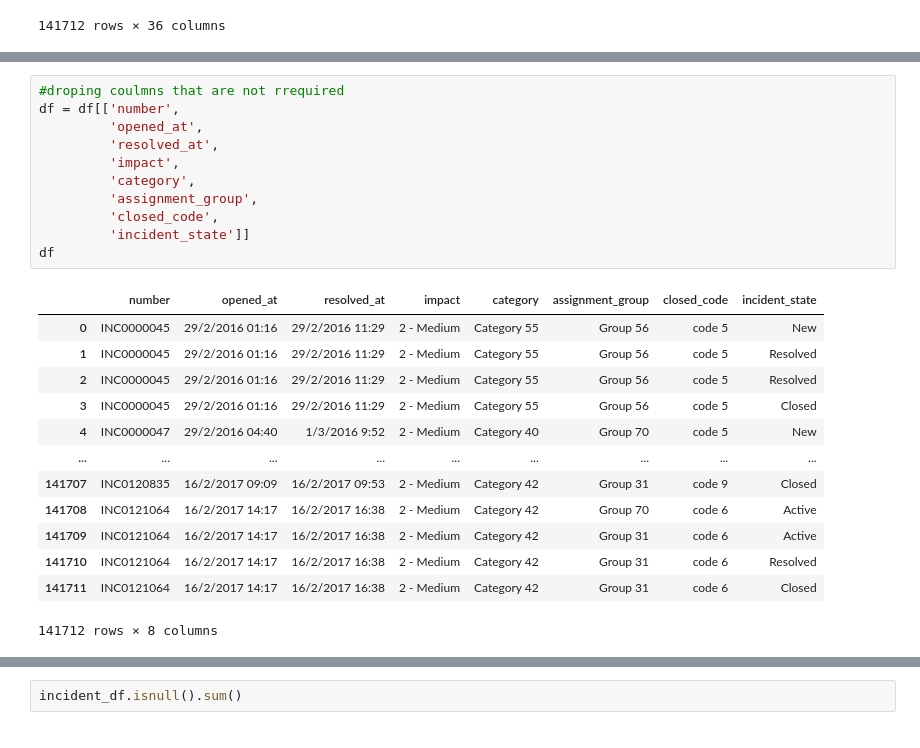
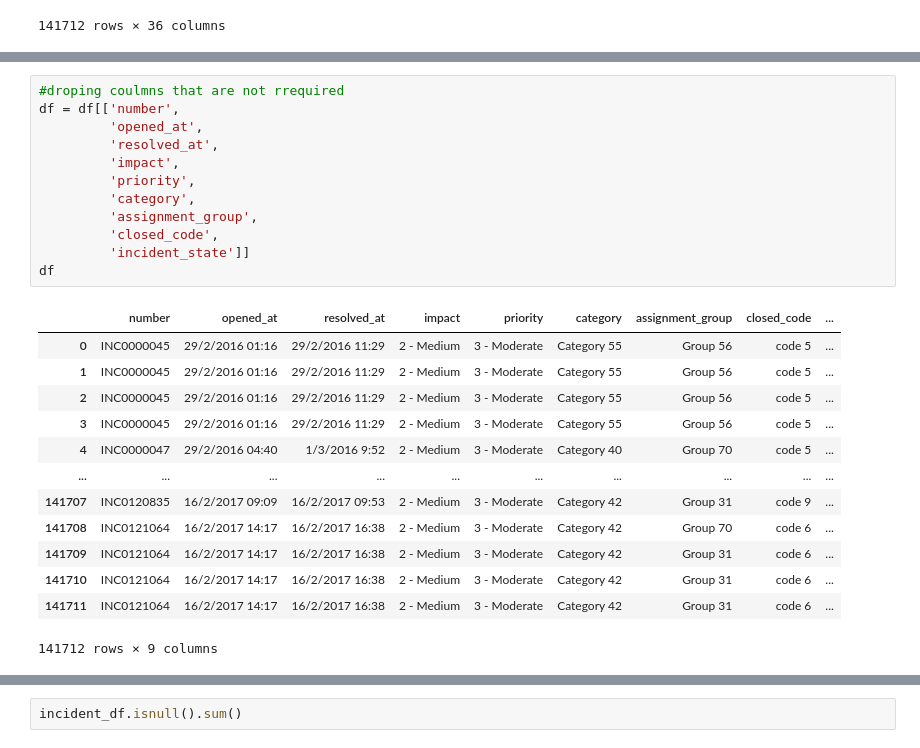
Before and after one commit to Akshita-1126/incident_trend_root_cause_analysis, a Jupyter notebook: Notebook/Incident_Analysis.ipynb, the cells around one changed output, grey strips where cells are left out. Saved outputs shown, nothing was run; the diff lists cells and outputs as text.

```diff
--- a/Notebook/Incident_Analysis.ipynb
+++ b/Notebook/Incident_Analysis.ipynb
@@ -20,28 +33,29 @@ df
 # %%
 #droping coulmns that are not rrequired
 df = df[['number',
          'opened_at',
          'resolved_at',
          'impact',
+         'priority',
          'category',
          'assignment_group',
          'closed_code',
          'incident_state']]
 df
 # %% [output]
-|  | number | opened_at | resolved_at | impact | category | assignment_group | closed_code | incident_state |
-| 0 | INC0000045 | 29/2/2016 01:16 | 29/2/2016 11:29 | 2 - Medium | Category 55 | Group 56 | code 5 | New |
-| 1 | INC0000045 | 29/2/2016 01:16 | 29/2/2016 11:29 | 2 - Medium | Category 55 | Group 56 | code 5 | Resolved |
-| 2 | INC0000045 | 29/2/2016 01:16 | 29/2/2016 11:29 | 2 - Medium | Category 55 | Group 56 | code 5 | Resolved |
-| 3 | INC0000045 | 29/2/2016 01:16 | 29/2/2016 11:29 | 2 - Medium | Category 55 | Group 56 | code 5 | Closed |
-| 4 | INC0000047 | 29/2/2016 04:40 | 1/3/2016 9:52 | 2 - Medium | Category 40 | Group 70 | code 5 | New |
-| ... | ... | ... | ... | ... | ... | ... | ... | ... |
-| 141707 | INC0120835 | 16/2/2017 09:09 | 16/2/2017 09:53 | 2 - Medium | Category 42 | Group 31 | code 9 | Closed |
-| 141708 | INC0121064 | 16/2/2017 14:17 | 16/2/2017 16:38 | 2 - Medium | Category 42 | Group 70 | code 6 | Active |
-| 141709 | INC0121064 | 16/2/2017 14:17 | 16/2/2017 16:38 | 2 - Medium | Category 42 | Group 31 | code 6 | Active |
-| 141710 | INC0121064 | 16/2/2017 14:17 | 16/2/2017 16:38 | 2 - Medium | Category 42 | Group 31 | code 6 | Resolved |
-| 141711 | INC0121064 | 16/2/2017 14:17 | 16/2/2017 16:38 | 2 - Medium | Category 42 | Group 31 | code 6 | Closed |
+|  | number | opened_at | resolved_at | impact | priority | category | assignment_group | closed_code | ... |
+| 0 | INC0000045 | 29/2/2016 01:16 | 29/2/2016 11:29 | 2 - Medium | 3 - Moderate | Category 55 | Group 56 | code 5 | ... |
+| 1 | INC0000045 | 29/2/2016 01:16 | 29/2/2016 11:29 | 2 - Medium | 3 - Moderate | Category 55 | Group 56 | code 5 | ... |
+| 2 | INC0000045 | 29/2/2016 01:16 | 29/2/2016 11:29 | 2 - Medium | 3 - Moderate | Category 55 | Group 56 | code 5 | ... |
+| 3 | INC0000045 | 29/2/2016 01:16 | 29/2/2016 11:29 | 2 - Medium | 3 - Moderate | Category 55 | Group 56 | code 5 | ... |
+| 4 | INC0000047 | 29/2/2016 04:40 | 1/3/2016 9:52 | 2 - Medium | 3 - Moderate | Category 40 | Group 70 | code 5 | ... |
+| ... | ... | ... | ... | ... | ... | ... | ... | ... | ... |
+| 141707 | INC0120835 | 16/2/2017 09:09 | 16/2/2017 09:53 | 2 - Medium | 3 - Moderate | Category 42 | Group 31 | code 9 | ... |
+| 141708 | INC0121064 | 16/2/2017 14:17 | 16/2/2017 16:38 | 2 - Medium | 3 - Moderate | Category 42 | Group 70 | code 6 | ... |
+| 141709 | INC0121064 | 16/2/2017 14:17 | 16/2/2017 16:38 | 2 - Medium | 3 - Moderate | Category 42 | Group 31 | code 6 | ... |
+| 141710 | INC0121064 | 16/2/2017 14:17 | 16/2/2017 16:38 | 2 - Medium | 3 - Moderate | Category 42 | Group 31 | code 6 | ... |
+| 141711 | INC0121064 | 16/2/2017 14:17 | 16/2/2017 16:38 | 2 - Medium | 3 - Moderate | Category 42 | Group 31 | code 6 | ... |
-141712 rows × 8 columns
+141712 rows × 9 columns
 # %%
 #renaming the columns
 df = df.rename(columns={
```
Also changed, not shown: parts of 11 cells of this notebook.
